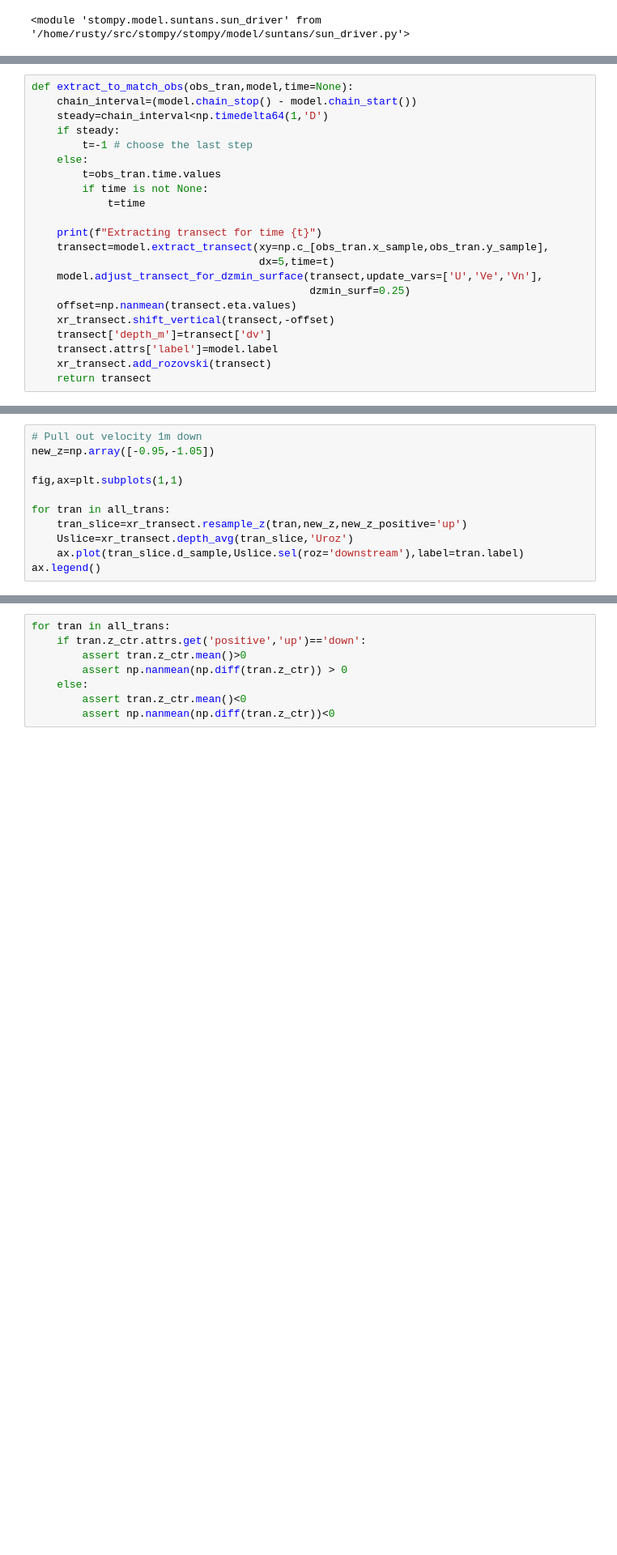
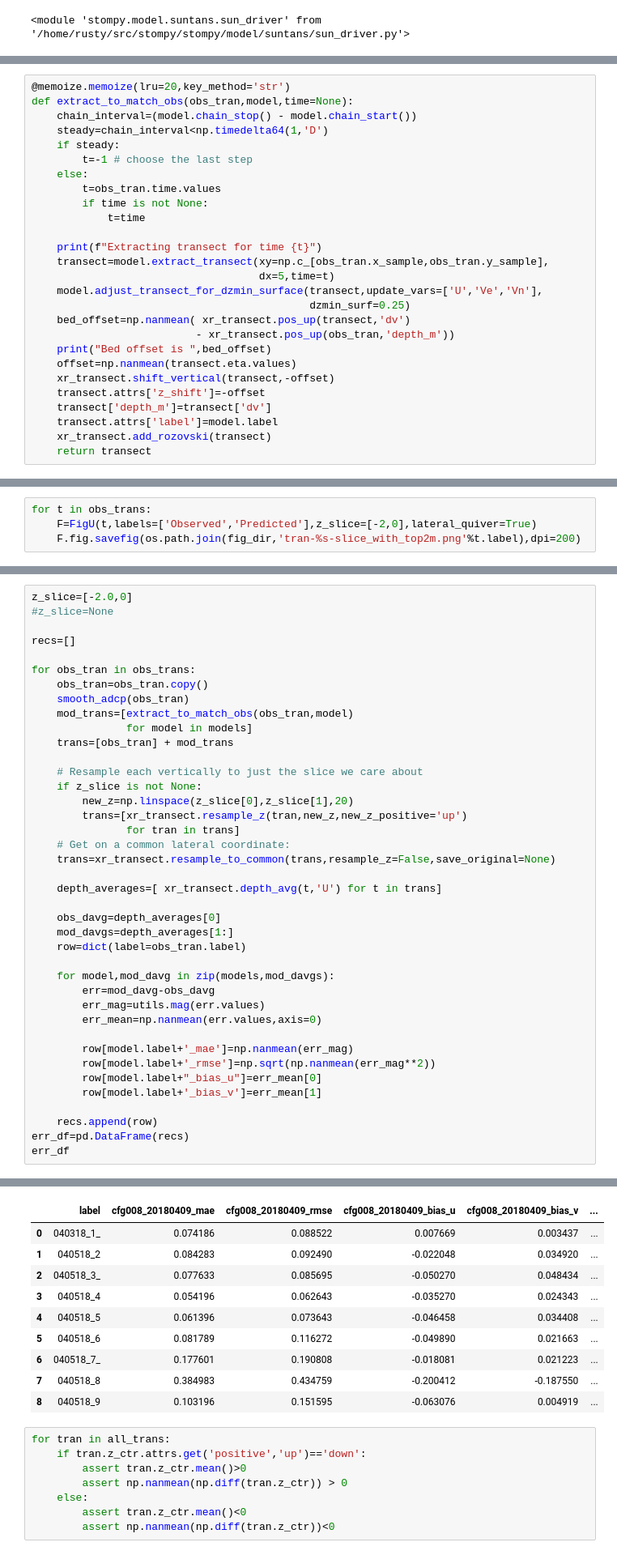
Before and after one commit to rustychris/hor_flow_and_salmon, a Jupyter notebook: model/suntans/calibration.ipynb, the cells around one changed output, grey strips where cells are left out. Shown at 81% size. Cells and saved outputs as stored; diff of their text form; blank space fills up the shorter version.

```diff
--- a/model/suntans/calibration.ipynb
+++ b/model/suntans/calibration.ipynb
@@ -65,4 +182,5 @@ xr_transect.add_rozovski(transect)
 # %%
+@memoize.memoize(lru=20,key_method='str')
 def extract_to_match_obs(obs_tran,model,time=None):
     chain_interval=(model.chain_stop() - model.chain_start())
     steady=chain_interval<np.timedelta64(1,'D')
@@ -78,8 +196,12 @@ def extract_to_match_obs(obs_tran,model,time=None):
                                     dx=5,time=t)
     model.adjust_transect_for_dzmin_surface(transect,update_vars=['U','Ve','Vn'],
                                             dzmin_surf=0.25)
+    bed_offset=np.nanmean( xr_transect.pos_up(transect,'dv')
+                          - xr_transect.pos_up(obs_tran,'depth_m'))
+    print("Bed offset is ",bed_offset)
     offset=np.nanmean(transect.eta.values)
     xr_transect.shift_vertical(transect,-offset)
+    transect.attrs['z_shift']=-offset
     transect['depth_m']=transect['dv']
     transect.attrs['label']=model.label
     xr_transect.add_rozovski(transect)
@@ -167,11 +326,0 @@ plt.setp(colls,clim=[0.0,0.8])
-# %%
-# Pull out velocity 1m down
-new_z=np.array([-0.95,-1.05])
-
-fig,ax=plt.subplots(1,1)
-
-for tran in all_trans:
-    tran_slice=xr_transect.resample_z(tran,new_z,new_z_positive='up')
-    Uslice=xr_transect.depth_avg(tran_slice,'Uroz')
-    ax.plot(tran_slice.d_sample,Uslice.sel(roz='downstream'),label=tran.label)
-ax.legend()
@@ -184,0 +337,4 @@ ax.legend()
+# %%
+for t in obs_trans:
+    F=FigU(t,labels=['Observed','Predicted'],z_slice=[-2,0],lateral_quiver=True)
+    F.fig.savefig(os.path.join(fig_dir,'tran-%s-slice_with_top2m.png'%t.label),dpi=200)
@@ -184,0 +355,41 @@ ax.legend()
+# %%
+z_slice=[-2.0,0]
+#z_slice=None
+
+recs=[]
+
+for obs_tran in obs_trans:
+    obs_tran=obs_tran.copy()
+    smooth_adcp(obs_tran)
+    mod_trans=[extract_to_match_obs(obs_tran,model)
+               for model in models]
+    trans=[obs_tran] + mod_trans
+
+    # Resample each vertically to just the slice we care about
+    if z_slice is not None:
+        new_z=np.linspace(z_slice[0],z_slice[1],20)
+        trans=[xr_transect.resample_z(tran,new_z,new_z_positive='up')
+               for tran in trans]
+    # Get on a common lateral coordinate:
+    trans=xr_transect.resample_to_common(trans,resample_z=False,save_original=None)
+
+    depth_averages=[ xr_transect.depth_avg(t,'U') for t in trans]
+
+    obs_davg=depth_averages[0]
+    mod_davgs=depth_averages[1:]
+    row=dict(label=obs_tran.label)
+
+    for model,mod_davg in zip(models,mod_davgs):
+        err=mod_davg-obs_davg
+        err_mag=utils.mag(err.values)
+        err_mean=np.nanmean(err.values,axis=0)
+
+        row[model.label+'_mae']=np.nanmean(err_mag)
+        row[model.label+'_rmse']=np.sqrt(np.nanmean(err_mag**2))
+        row[model.label+"_bias_u"]=err_mean[0]
+        row[model.label+'_bias_v']=err_mean[1]
+
+    recs.append(row)
+err_df=pd.DataFrame(recs)
+err_df
+# %% [output]
@@ -185,3 +399,13 @@ ax.legend()
+|  | label | cfg008_20180409_mae | cfg008_20180409_rmse | cfg008_20180409_bias_u | cfg008_20180409_bias_v | ... |
+| 0 | 040318_1_ | 0.074186 | 0.088522 | 0.007669 | 0.003437 | ... |
+| 1 | 040518_2 | 0.084283 | 0.092490 | -0.022048 | 0.034920 | ... |
+| 2 | 040518_3_ | 0.077633 | 0.085695 | -0.050270 | 0.048434 | ... |
+| 3 | 040518_4 | 0.054196 | 0.062643 | -0.035270 | 0.024343 | ... |
+| 4 | 040518_5 | 0.061396 | 0.073643 | -0.046458 | 0.034408 | ... |
+| 5 | 040518_6 | 0.081789 | 0.116272 | -0.049890 | 0.021663 | ... |
+| 6 | 040518_7_ | 0.177601 | 0.190808 | -0.018081 | 0.021223 | ... |
+| 7 | 040518_8 | 0.384983 | 0.434759 | -0.200412 | -0.187550 | ... |
+| 8 | 040518_9 | 0.103196 | 0.151595 | -0.063076 | 0.004919 | ... |
 # %%
 for tran in all_trans:
     if tran.z_ctr.attrs.get('positive','up')=='down':
```
Also changed, not shown: parts of 35 cells of this notebook, 9 other files.
